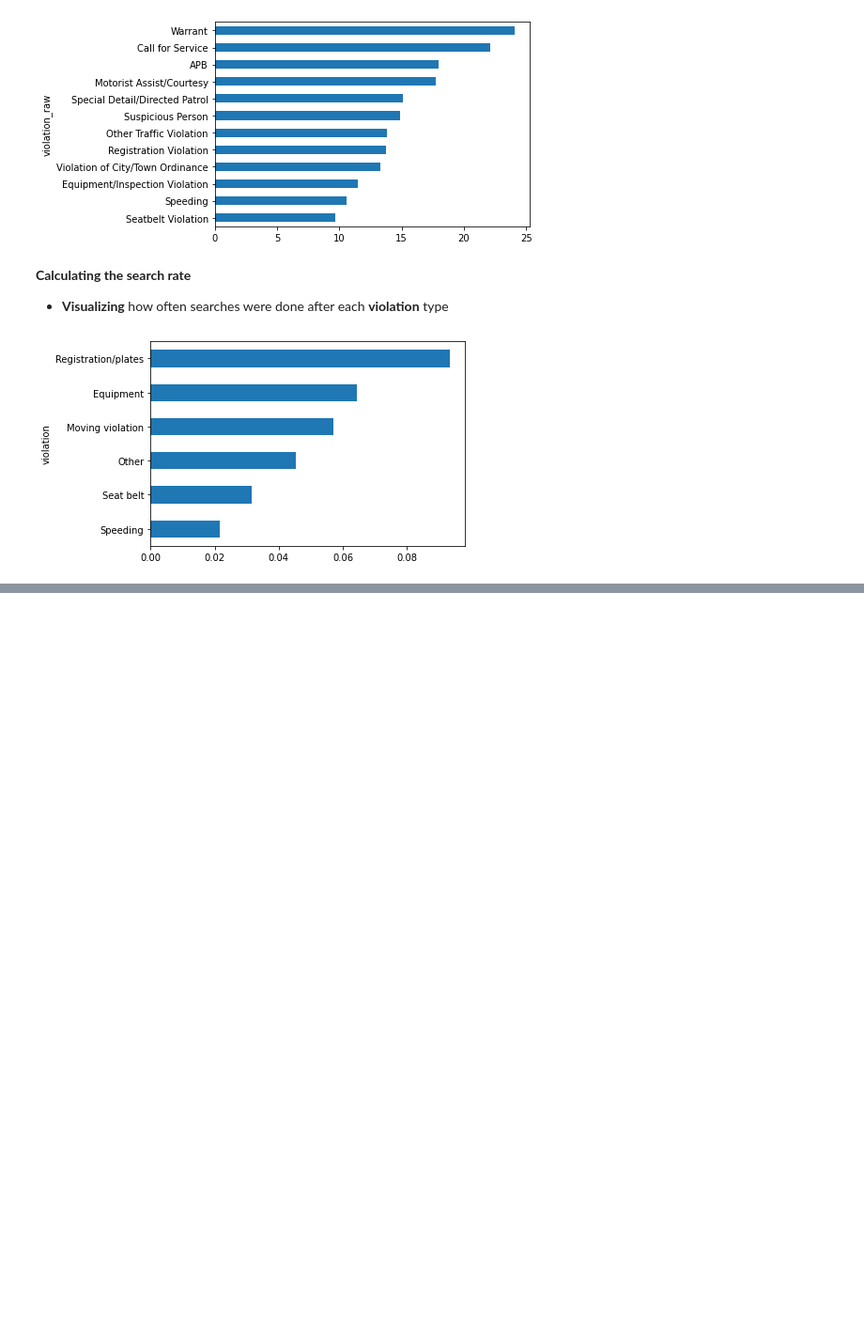
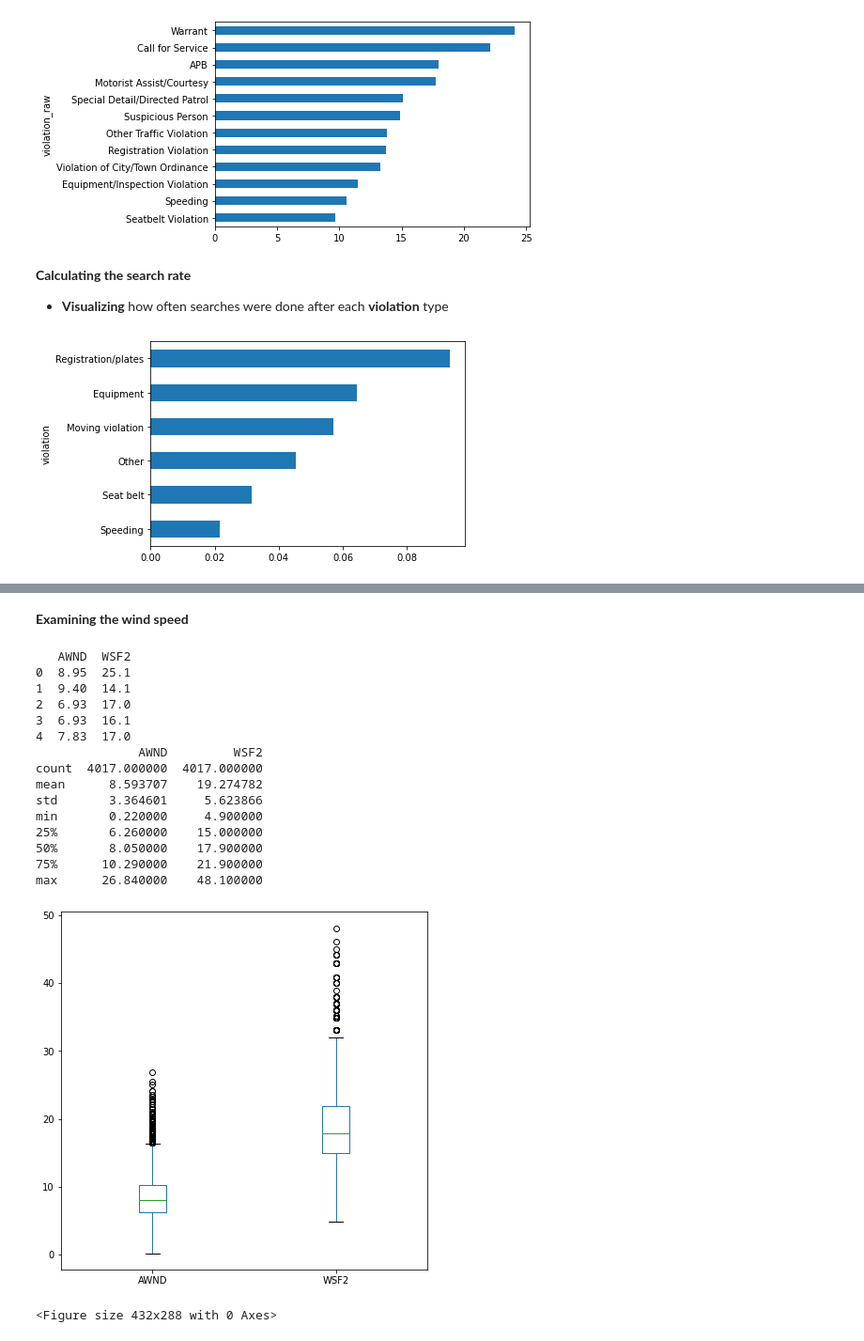
Before and after one commit to mohd-faizy/CAREER-TRACK-Data-Scientist-with-Python, a Jupyter notebook: 21_Analyzing Police Activity with pandas/Police_Activity_data_for_analysis.ipynb, the cells around one changed output, grey strips where cells are left out. Shown at 94% size. Cells and saved outputs as stored; diff of their text form; code cells hidden in the pictures; blank space fills up the shorter version.

```diff
--- a/21_Analyzing Police Activity with pandas/Police_Activity_data_for_analysis.ipynb
+++ b/21_Analyzing Police Activity with pandas/Police_Activity_data_for_analysis.ipynb
@@ -1322,0 +1415,28 @@ plt.show()
+# %% [markdown]
+__Examining the wind speed__
+# %%
+print(weather[['AWND', 'WSF2']].head())
+print(weather[['AWND', 'WSF2']].describe())
+
+# Creating a box plot
+weather[['AWND', 'WSF2']].plot(kind='box', figsize=(7, 7))
+plt.figure()
+plt.show()
+# %% [output]
+   AWND  WSF2
+0  8.95  25.1
+1  9.40  14.1
+2  6.93  17.0
+3  6.93  16.1
+4  7.83  17.0
+              AWND         WSF2
+count  4017.000000  4017.000000
+mean      8.593707    19.274782
+std       3.364601     5.623866
+min       0.220000     4.900000
+25%       6.260000    15.000000
+50%       8.050000    17.900000
+75%      10.290000    21.900000
+max      26.840000    48.100000
+[figure, added]
+<Figure size 432x288 with 0 Axes>
```
Also changed, not shown: parts of 99 cells of this notebook, 1 other file.
